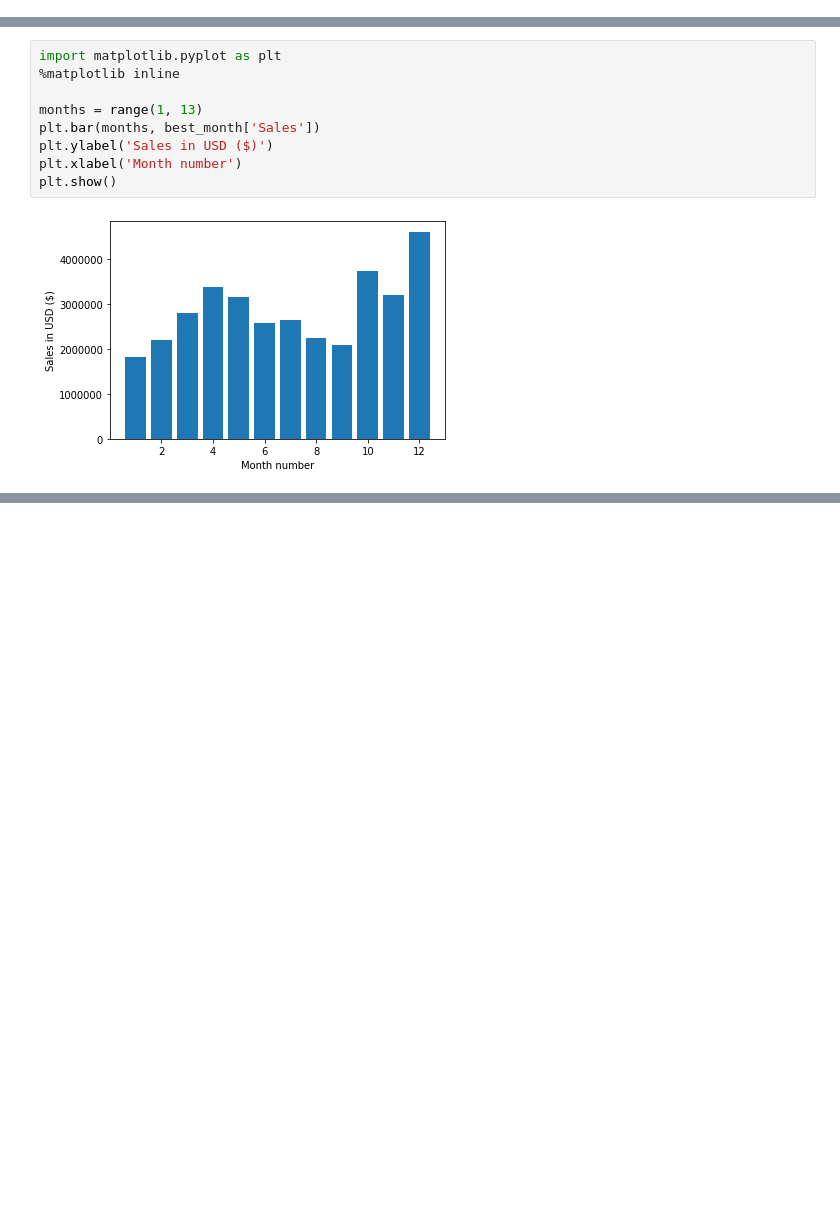
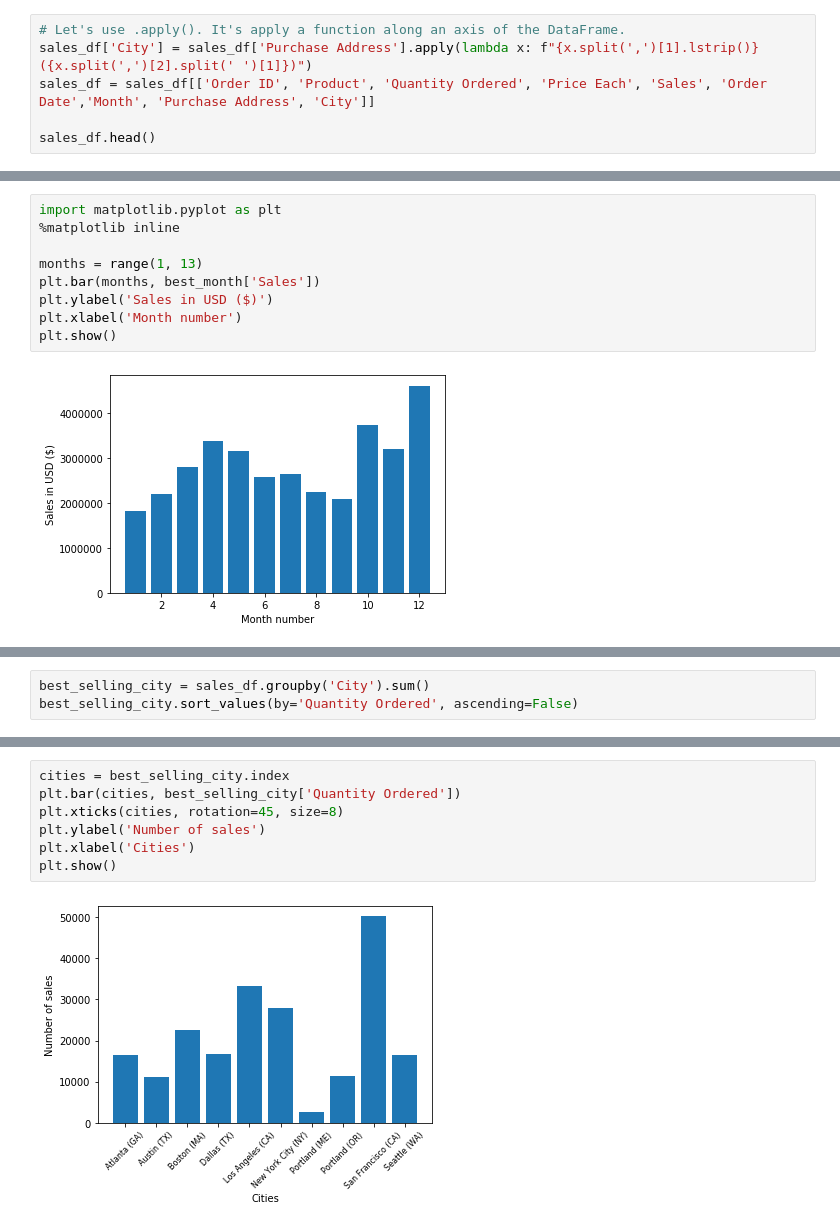
Before and after one commit to Collumbus/Pandas12MonthsSalesAnalysis, a Jupyter notebook: SalesAnalysis/Sales Analysis.ipynb, the cells around one changed output, grey strips where cells are left out. Cells and saved outputs as stored; diff of their text form; blank space fills up the shorter version.

Commit message:
Answered Question 2: What city had the highest number of sales?

```diff
--- a/SalesAnalysis/Sales Analysis.ipynb
+++ b/SalesAnalysis/Sales Analysis.ipynb
@@ -155,0 +158,6 @@ sales_df.head()
+# %%
+# Let's use .apply(). It's apply a function along an axis of the DataFrame.
+sales_df['City'] = sales_df['Purchase Address'].apply(lambda x: f"{x.split(',')[1].lstrip()} ({x.split(',')[2].split(' ')[1]})")
+sales_df = sales_df[['Order ID', 'Product', 'Quantity Ordered', 'Price Each', 'Sales', 'Order Date','Month', 'Purchase Address', 'City']]
+
+sales_df.head()
@@ -188,0 +204,3 @@ plt.show()
+# %%
+best_selling_city = sales_df.groupby('City').sum()
+best_selling_city.sort_values(by='Quantity Ordered', ascending=False)
@@ -188,0 +220,9 @@ plt.show()
+# %%
+cities = best_selling_city.index
+plt.bar(cities, best_selling_city['Quantity Ordered'])
+plt.xticks(cities, rotation=45, size=8)
+plt.ylabel('Number of sales')
+plt.xlabel('Cities')
+plt.show()
+# %% [output]
+[figure, added]
```
Also changed, not shown: parts of 4 cells of this notebook.
